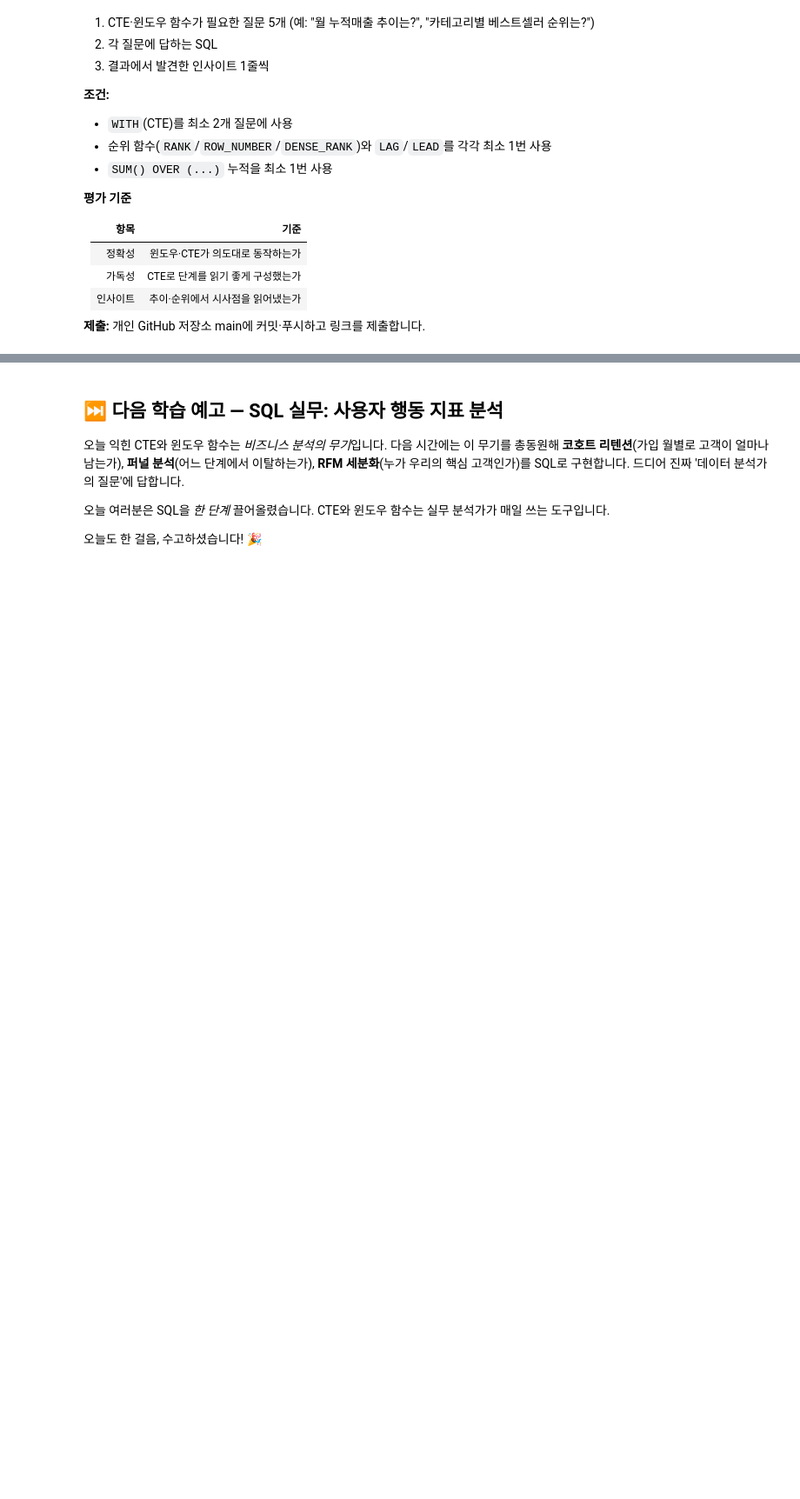
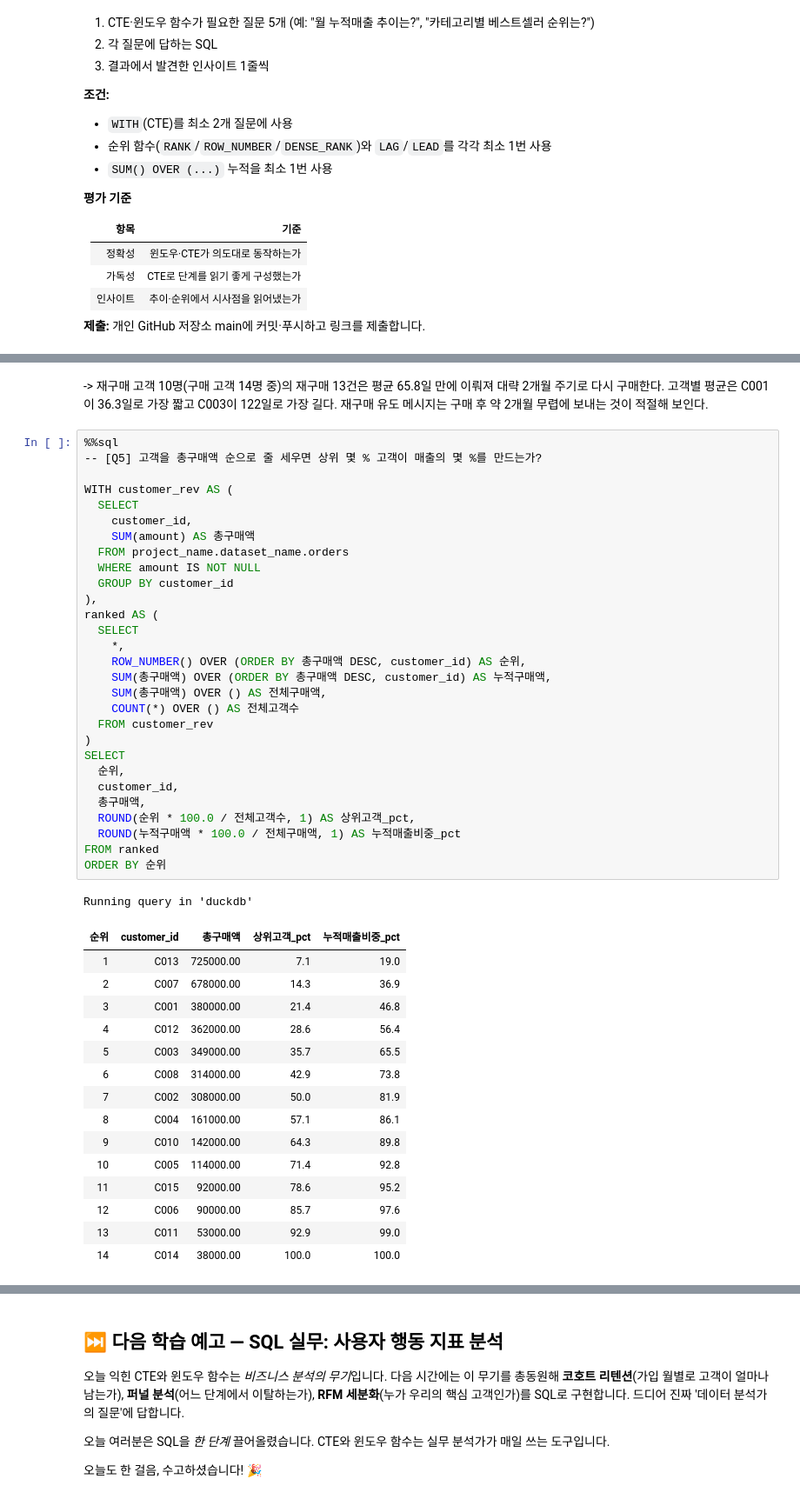
Before and after one commit to yeeunkim-dev/ai-data-bootcamp, a Jupyter notebook: D026+_SQL 데이터 분석/SQL 심화 — CTE와 윈도우 함수.ipynb, the cells around one changed output, grey strips where cells are left out. Shown at 87% size. Saved outputs shown, nothing was run; the diff lists cells and outputs as text; blank space fills up the shorter version.

```diff
--- a/D026+_SQL 데이터 분석/SQL 심화 — CTE와 윈도우 함수.ipynb
+++ b/D026+_SQL 데이터 분석/SQL 심화 — CTE와 윈도우 함수.ipynb
@@ -1551,0 +2234,48 @@ ORDER BY
+# %% [markdown]
+-> 재구매 고객 10명(구매 고객 14명 중)의 재구매 13건은 평균 65.8일 만에 이뤄져 대략 2개월 주기로 다시 구매한다. 고객별 평균은 C001이 36.3일로 가장 짧고 C003이 122일로 가장 길다. 재구매 유도 메시지는 구매 후 약 2개월 무렵에 보내는 것이 적절해 보인다.
+# %%
+%%sql
+-- [Q5] 고객을 총구매액 순으로 줄 세우면 상위 몇 % 고객이 매출의 몇 %를 만드는가?
+
+WITH customer_rev AS (
+  SELECT
+    customer_id,
+    SUM(amount) AS 총구매액
+  FROM project_name.dataset_name.orders
+  WHERE amount IS NOT NULL
+  GROUP BY customer_id
+),
+ranked AS (
+  SELECT
+    *,
+    ROW_NUMBER() OVER (ORDER BY 총구매액 DESC, customer_id) AS 순위,
+    SUM(총구매액) OVER (ORDER BY 총구매액 DESC, customer_id) AS 누적구매액,
+    SUM(총구매액) OVER () AS 전체구매액,
+    COUNT(*) OVER () AS 전체고객수
+  FROM customer_rev
+)
+SELECT
+  순위,
+  customer_id,
+  총구매액,
+  ROUND(순위 * 100.0 / 전체고객수, 1) AS 상위고객_pct,
+  ROUND(누적구매액 * 100.0 / 전체구매액, 1) AS 누적매출비중_pct
+FROM ranked
+ORDER BY 순위
+# %% [output]
+Running query in 'duckdb'
+| 순위 | customer_id | 총구매액 | 상위고객_pct | 누적매출비중_pct |
+| 1 | C013 | 725000.00 | 7.1 | 19.0 |
+| 2 | C007 | 678000.00 | 14.3 | 36.9 |
+| 3 | C001 | 380000.00 | 21.4 | 46.8 |
+| 4 | C012 | 362000.00 | 28.6 | 56.4 |
+| 5 | C003 | 349000.00 | 35.7 | 65.5 |
+| 6 | C008 | 314000.00 | 42.9 | 73.8 |
+| 7 | C002 | 308000.00 | 50.0 | 81.9 |
+| 8 | C004 | 161000.00 | 57.1 | 86.1 |
+| 9 | C010 | 142000.00 | 64.3 | 89.8 |
+| 10 | C005 | 114000.00 | 71.4 | 92.8 |
+| 11 | C015 | 92000.00 | 78.6 | 95.2 |
+| 12 | C006 | 90000.00 | 85.7 | 97.6 |
+| 13 | C011 | 53000.00 | 92.9 | 99.0 |
+| 14 | C014 | 38000.00 | 100.0 | 100.0 |
```
Also changed, not shown: parts of 54 cells of this notebook.
